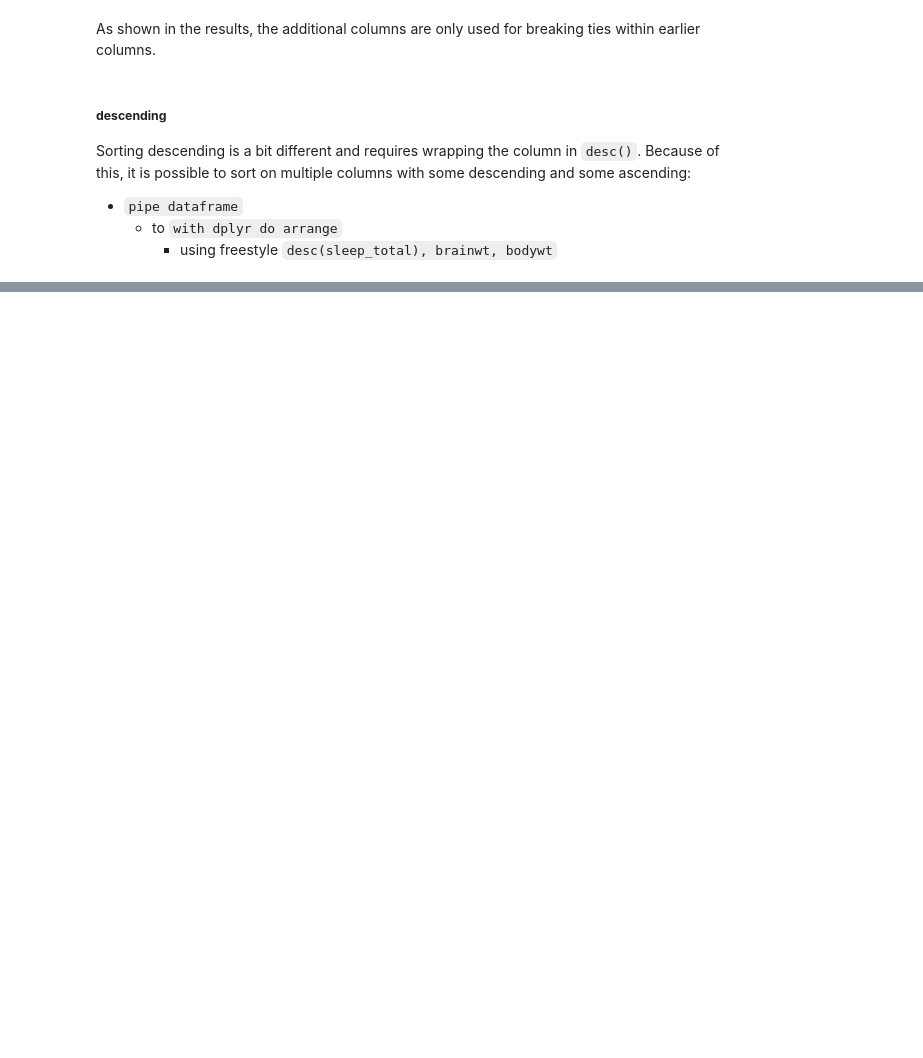
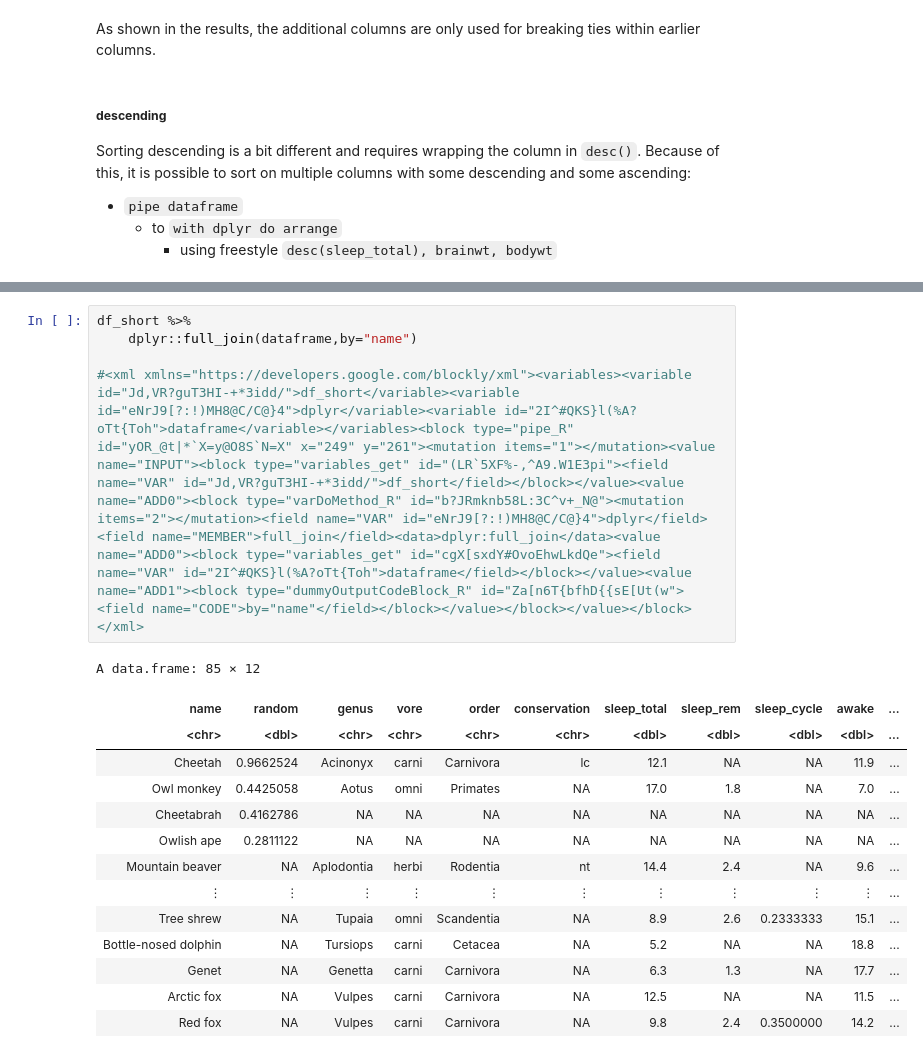
Before and after one commit to memphis-iis/datawhys-content-dplyr, a Jupyter notebook: 2022-04-03-dplyr-intro.ipynb, the cells around one changed output, grey strips where cells are left out. Drawn from its saved outputs; the diff is of its cells as text; blank space fills up the shorter version.

```diff
--- a/2022-04-03-dplyr-intro.ipynb
+++ b/2022-04-03-dplyr-intro.ipynb
@@ -900,0 +1200,20 @@ A grouped_df: 83 × 11
+# %%
+df_short %>%
+    dplyr::full_join(dataframe,by="name")
+
+#<xml xmlns="https://developers.google.com/blockly/xml"><variables><variable id="Jd,VR?guT3HI-+*3idd/">df_short</variable><variable id="eNrJ9[?:!)MH8@C/C@}4">dplyr</variable><variable id="2I^#QKS}l(%A?oTt{Toh">dataframe</variable></variables><block type="pipe_R" id="yOR_@t|*`X=y@O8S`N=X" x="249" y="261"><mutation items="1"></mutation><value name="INPUT"><block type="variables_get" id="(LR`5XF%-,^A9.W1E3pi"><field name="VAR" id="Jd,VR?guT3HI-+*3idd/">df_short</field></block></value><value name="ADD0"><block type="varDoMethod_R" id="b?JRmknb58L:3C^v+_N@"><mutation items="2"></mutation><field name="VAR" id="eNrJ9[?:!)MH8@C/C@}4">dplyr</field><field name="MEMBER">full_join</field><data>dplyr:full_join</data><value name="ADD0"><block type="variables_get" id="cgX[sxdY#OvoEhwLkdQe"><field name="VAR" id="2I^#QKS}l(%A?oTt{Toh">dataframe</field></block></value><value name="ADD1"><block type="dummyOutputCodeBlock_R" id="Za[n6T{bfhD{{sE[Ut(w"><field name="CODE">by="name"</field></block></value></block></value></block></xml>
+# %% [output]
+A data.frame: 85 × 12
+| name | random | genus | vore | order | conservation | sleep_total | sleep_rem | sleep_cycle | awake | ... |
+| <chr> | <dbl> | <chr> | <chr> | <chr> | <chr> | <dbl> | <dbl> | <dbl> | <dbl> | ... |
+| Cheetah | 0.9662524 | Acinonyx | carni | Carnivora | lc | 12.1 | NA | NA | 11.9 | ... |
+| Owl monkey | 0.4425058 | Aotus | omni | Primates | NA | 17.0 | 1.8 | NA | 7.0 | ... |
+| Cheetabrah | 0.4162786 | NA | NA | NA | NA | NA | NA | NA | NA | ... |
+| Owlish ape | 0.2811122 | NA | NA | NA | NA | NA | NA | NA | NA | ... |
+| Mountain beaver | NA | Aplodontia | herbi | Rodentia | nt | 14.4 | 2.4 | NA | 9.6 | ... |
+| ⋮ | ⋮ | ⋮ | ⋮ | ⋮ | ⋮ | ⋮ | ⋮ | ⋮ | ⋮ | ... |
+| Tree shrew | NA | Tupaia | omni | Scandentia | NA | 8.9 | 2.6 | 0.2333333 | 15.1 | ... |
+| Bottle-nosed dolphin | NA | Tursiops | carni | Cetacea | NA | 5.2 | NA | NA | 18.8 | ... |
+| Genet | NA | Genetta | carni | Carnivora | NA | 6.3 | 1.3 | NA | 17.7 | ... |
+| Arctic fox | NA | Vulpes | carni | Carnivora | NA | 12.5 | NA | NA | 11.5 | ... |
+| Red fox | NA | Vulpes | carni | Carnivora | NA | 9.8 | 2.4 | 0.3500000 | 14.2 | ... |
```
Also changed, not shown: parts of 38 cells of this notebook.
